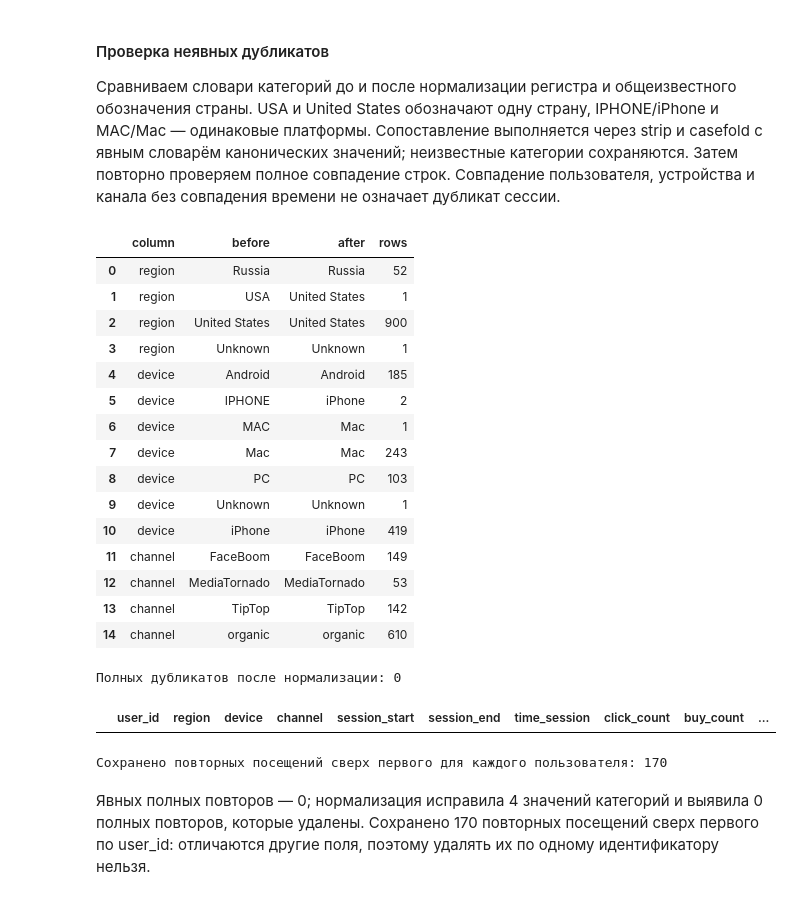
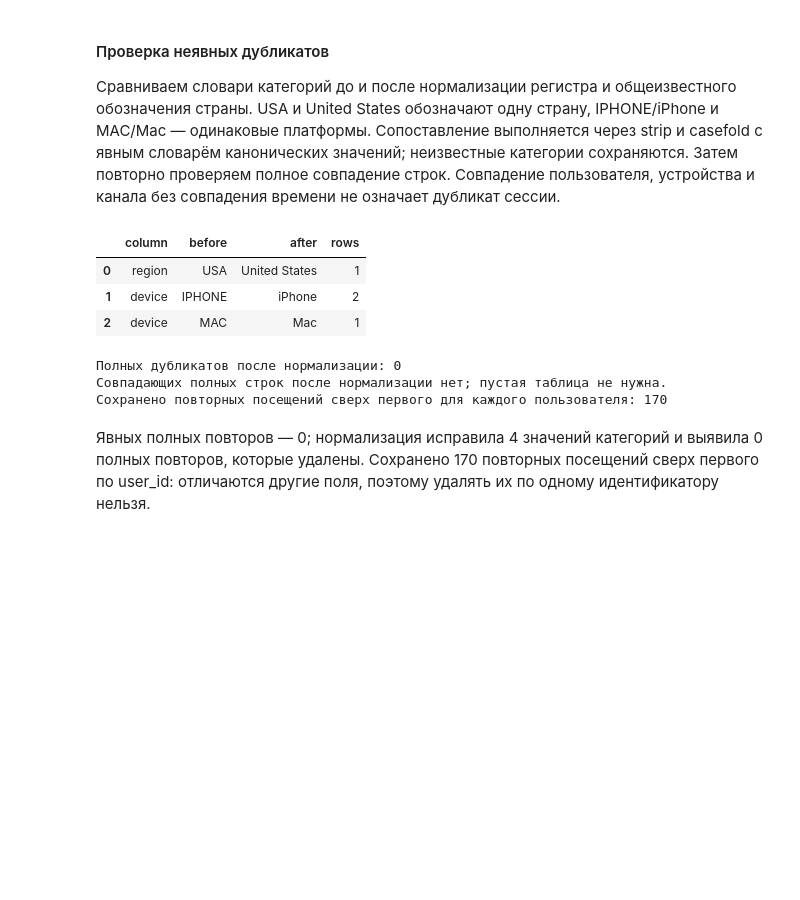
Before and after one commit to R3LCH/guap-data-analysis-lab1, a Jupyter notebook: ЛР1_Горяев_6.ipynb, the cells around one changed output. Drawn from its saved outputs; the diff is of its cells as text; code cells hidden in the pictures; blank space fills up the shorter version.

Commit message:
Explain supplementary calculations and correct report tables

```diff
--- a/ЛР1_Горяев_6.ipynb
+++ b/ЛР1_Горяев_6.ipynb
@@ -225,53 +225,46 @@ facts['explicit_duplicates_removed'] = explicit
 canonical = {
     'region': {'usa': 'United States', 'united states': 'United States',
                'russia': 'Russia', 'unknown': 'Unknown'},
     'device': {'iphone': 'iPhone', 'mac': 'Mac', 'android': 'Android',
                'pc': 'PC', 'unknown': 'Unknown'},
     'channel': {'organic': 'organic', 'faceboom': 'FaceBoom',
                 'tiptop': 'TipTop', 'mediatornado': 'MediaTornado'}
 }
 normalization = []
 for col in categories:
     before = df[col].copy()
     after = before.str.casefold().map(canonical[col]).fillna(before)
     for old in sorted(before.unique()):
         new = after[before.eq(old)].iloc[0]
         normalization.append({'column': col, 'before': old, 'after': new,
                               'rows': int(before.eq(old).sum())})
     df[col] = after
 normalization_table = pd.DataFrame(normalization)
-display(normalization_table)
+display(normalization_table.loc[
+    normalization_table['before'].ne(normalization_table['after'])
+].reset_index(drop=True))
 implicit = int(df.duplicated().sum())
 print('Полных дубликатов после нормализации:', implicit)
-display(df.loc[df.duplicated(keep=False)].sort_values('user_id'))
+if implicit:
+    display(df.loc[df.duplicated(keep=False)].sort_values('user_id'))
+else:
+    print('Совпадающих полных строк после нормализации нет; пустая таблица не нужна.')
 df = df.drop_duplicates().reset_index(drop=True)
 facts['category_normalization'] = normalization
 facts['normalized_cells'] = int(normalization_table.loc[
     normalization_table['before'].ne(normalization_table['after']), 'rows'].sum())
 facts['implicit_duplicates_removed'] = implicit
 facts['retained_repeated_user_rows'] = int(df['user_id'].duplicated().sum())
 print('Сохранено повторных посещений сверх первого для каждого пользователя:',
       facts['retained_repeated_user_rows'])
 # %% [output]
 |  | column | before | after | rows |
-| 0 | region | Russia | Russia | 52 |
-| 1 | region | USA | United States | 1 |
-| 2 | region | United States | United States | 900 |
-| 3 | region | Unknown | Unknown | 1 |
-| 4 | device | Android | Android | 185 |
-| 5 | device | IPHONE | iPhone | 2 |
-| 6 | device | MAC | Mac | 1 |
-| 7 | device | Mac | Mac | 243 |
-| 8 | device | PC | PC | 103 |
-| 9 | device | Unknown | Unknown | 1 |
-| 10 | device | iPhone | iPhone | 419 |
-| 11 | channel | FaceBoom | FaceBoom | 149 |
-| 12 | channel | MediaTornado | MediaTornado | 53 |
-| 13 | channel | TipTop | TipTop | 142 |
-| 14 | channel | organic | organic | 610 |
+| 0 | region | USA | United States | 1 |
+| 1 | device | IPHONE | iPhone | 2 |
+| 2 | device | MAC | Mac | 1 |
 Полных дубликатов после нормализации: 0
+Совпадающих полных строк после нормализации нет; пустая таблица не нужна.
+Сохранено повторных посещений сверх первого для каждого пользователя: 170
-|  | user_id | region | device | channel | session_start | session_end | time_session | click_count | buy_count | ... |
-Сохранено повторных посещений сверх первого для каждого пользователя: 170
 # %% [markdown]
 Явных полных повторов — 0; нормализация исправила 4 значений категорий и выявила 0 полных повторов, которые удалены. Сохранено 170 повторных посещений сверх первого по user_id: отличаются другие поля, поэтому удалять их по одному идентификатору нельзя.
 # %% [markdown]
```
Also changed, not shown: parts of 24 cells of this notebook, 3 other files.
